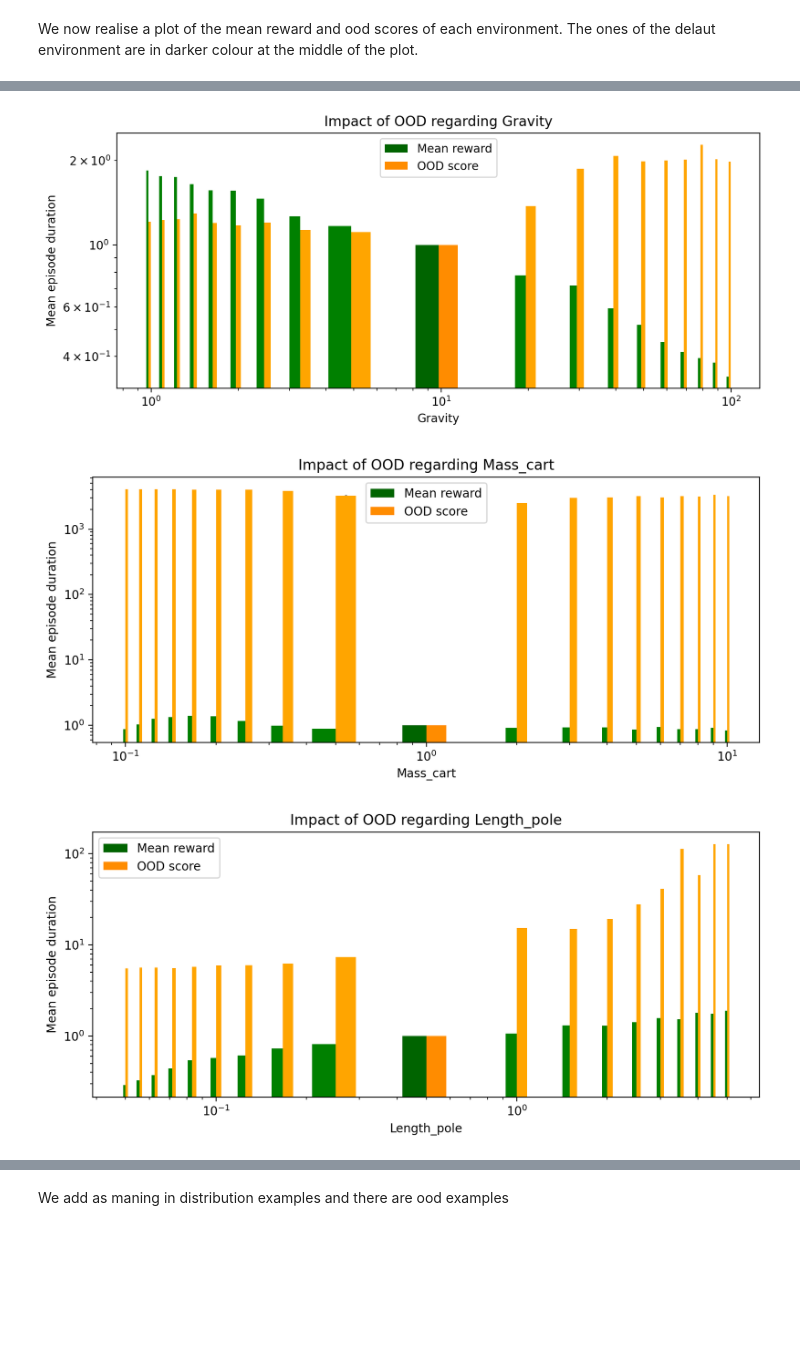
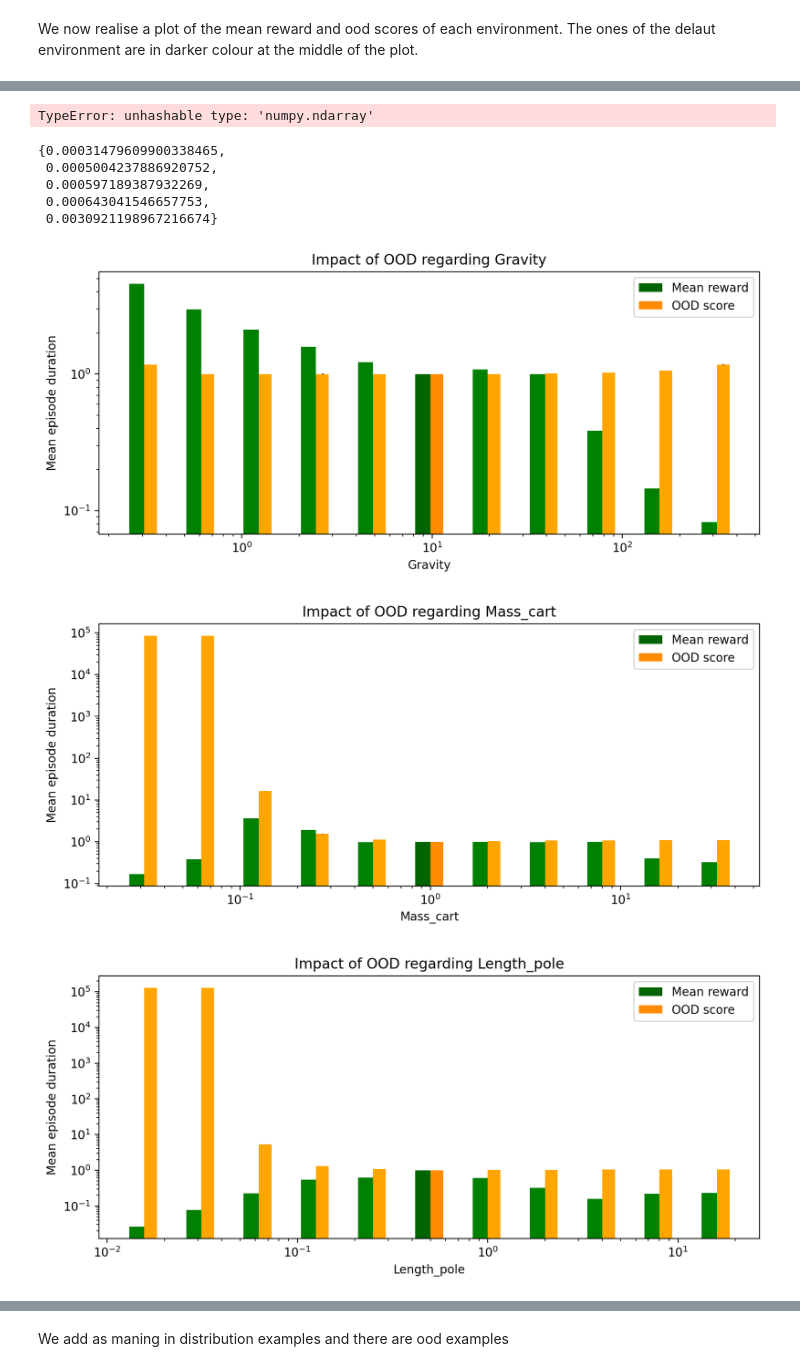
Before and after one commit to ArnaudGardille/RL-OOD-detection, a Jupyter notebook: RL_OOD_detection.ipynb, the cells around one changed output, grey strips where cells are left out. Saved outputs shown, nothing was run; the diff lists cells and outputs as text; code cells hidden in the pictures; blank space fills up the shorter version.

```diff
--- a/RL_OOD_detection.ipynb
+++ b/RL_OOD_detection.ipynb
@@ -52,7 +56,6 @@ evaluate(env, agent, nb_episodes=10, render=False)
 We evaluate this agent on several ood environments. We get the mean and std of the reward over 10 episodes.
 # %%
 ood_env = instanciate_cartpole(ood_configs[0])
-#agent = A2C.load(path/'Agents'/'CartPole-v1.zip', env=ood_env)
-agent = A2C.load(path/'Agents'/'trained_CartPole_10000', env=ood_env)
+agent = A2C.load(path_agent, env=ood_env)
 evaluate(ood_env, agent, render=False)
 # %% [output]
@@ -74,7 +75,7 @@ results = {}
 std_results = {}
 
 original_env = instanciate_cartpole(default_values)
-agent = A2C.load(path/'Agents'/'trained_CartPole_10000', env=original_env)
+agent = A2C.load(path_agent, env=original_env)
 original_result, original_std_result = evaluate(original_env, agent, render=False)
 
 for config in tqdm(ood_configs):
@@ -83,7 +84,7 @@ for config in tqdm(ood_configs):
         std_results[config['change']] = []
 
     ood_env = instanciate_cartpole(config)
-    agent = A2C.load(path/'Agents'/'trained_CartPole_10000', env=ood_env)
+    agent = A2C.load(path_agent, env=ood_env)
     mean_reward, std_reward = evaluate(ood_env, agent, nb_episodes=100)
 
     results[config['change']].append(mean_reward)
@@ -98,13 +105,12 @@ for key in results:
     labels.append(default_values[key])
     labels = sorted(labels)
 
-    width = np.array(labels[1:]) - np.array(labels[:-1])
-    width /= 3
+    width = np.array([2**i for i in range(-5, 0)] + [2**i for i in range(1, 5+1)]) #np.array(labels[1:]) - np.array(labels[:-1])
+    width *= default_values[key]/3.0
     #print(width, np.array([width[-1]]))
     #width = np.concatenate((width, np.array([width[-1]])))/ 5
     #print(width)
-    ax.bar(default_values[key], original_result, yerr=original_std_result, width=width, label='Original')
-
+    ax.bar(default_values[key], original_result, yerr=original_std_result, width=default_values[key]/3.0, label='Original')
     ax.bar(values[key], results[key], yerr=std_results[key], width=width, label='OOD')
 
     ax.set_xlabel(key)
@@ -169,7 +175,7 @@ mean_ood_scores = {}
 std_ood_scores = {}
 
 original_env = instanciate_cartpole(default_values)
-agent = A2C.load(path/'Agents'/'trained_CartPole_10000', env=original_env)
+agent = A2C.load(path_agent, env=original_env)
 ood_detector = MartingaleOODDetector(env)
 in_distrib_score = ood_detector.get_in_distrib_score()
 
@@ -179,7 +185,7 @@ for config in tqdm(ood_configs):
         std_ood_scores[config['change']] = []
 
     ood_env = instanciate_cartpole(config)
-    agent = A2C.load(path/'Agents'/'trained_CartPole_10000', env=ood_env)
+    agent = A2C.load(path_agent, env=ood_env)
     list_scores = np.array([ood_detector.test_ood(ood_env, nb_steps=100) for _ in range(10)])
     ood_score = list_scores.mean()
     std_score = list_scores.std()
@@ -194,31 +221,51 @@ We now realise a plot of the mean reward and ood scores of each environment. The
+# %%
+{std_ood_scores[k] > 1.1 for k in std_ood_scores}
+# %% [output]
+TypeError: unhashable type: 'numpy.ndarray'
+# %%
+{std_ood_scores[k][6] for k in std_ood_scores}
+# %% [output]
+{0.00031479609900338465,
+ 0.0005004237886920752,
+ 0.000597189387932269,
+ 0.000643041546657753,
+ 0.0030921198967216674}
 # %%
 from turtle import color
+from numpy import inf
 
 
 for key in tqdm(results):
     fig, ax = plt.subplots(figsize=(10, 4), dpi=200)
     ax.set_xscale('log')
     ax.set_yscale('log')
 
     labels = copy(values[key])
     labels.append(default_values[key])
     labels = sorted(labels)
 
-    width = np.array(labels[1:]) - np.array(labels[:-1])
-    width /= 6
+    #mean_ood_scores[key] = np.nan_to_num(mean_ood_scores[key], copy=True, nan=0.0, posinf=max(mean_ood_scores[key]), neginf=0)
+    #std_ood_scores[key] = np.nan_to_num(std_ood_scores[key], copy=True, nan=0.0, posinf=max(std_ood_scores[key]), neginf=0)
 
-    ax.bar(default_values[key]- width/2, 1.0, width=width, label='Mean reward', color='darkgreen')
+    default_width = default_values[key]/6.0
+    width = np.array([2**i for i in range(-5, 0)] + [2**i for i in range(1, 5+1)]) #np.array(labels[1:]) - np.array(labels[:-1])
+    width *= default_width
+    #print(width, np.array([width[-1]]))
+    #width = np.concatenate((width, np.array([width[-1]])))/ 5
+    #print(width)
+
+    ax.bar(default_values[key]- default_width/2, 1.0, width=default_width, label='Mean reward', color='darkgreen')
     ax.bar(values[key]- width/2, results[key]/original_result, width=width,  color='green')
 
-    ax.bar(default_values[key]+width/2, 1.0, width=width, label='OOD score', color='darkorange')
+    ax.bar(default_values[key]+default_width/2, 1.0, width=default_width, label='OOD score', color='darkorange')
     ax.bar(values[key]+ width/2, mean_ood_scores[key]/in_distrib_score, width=width, color='orange', yerr=std_ood_scores[key])
 
     ax.set_xlabel(key)
     ax.set_ylabel('Mean episode duration')
     ax.set_title('Impact of OOD regarding '+key)
 
     plt.legend() #prop={'size': 'medium'}, ncol=2)
 # %% [output]
-[figure, old version]
+[figure, new version]
-[figure, old version]
+[figure, new version]
-[figure, old version]
+[figure, new version]
```
Also changed, not shown: parts of 30 cells of this notebook, 9 other files.
